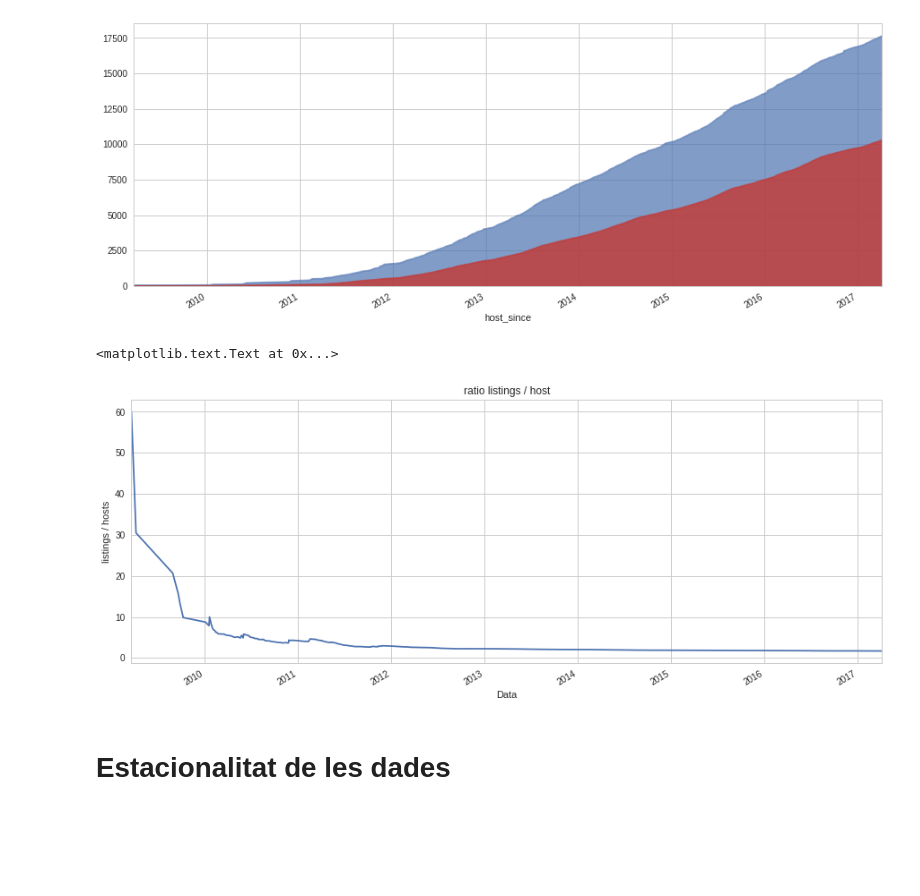
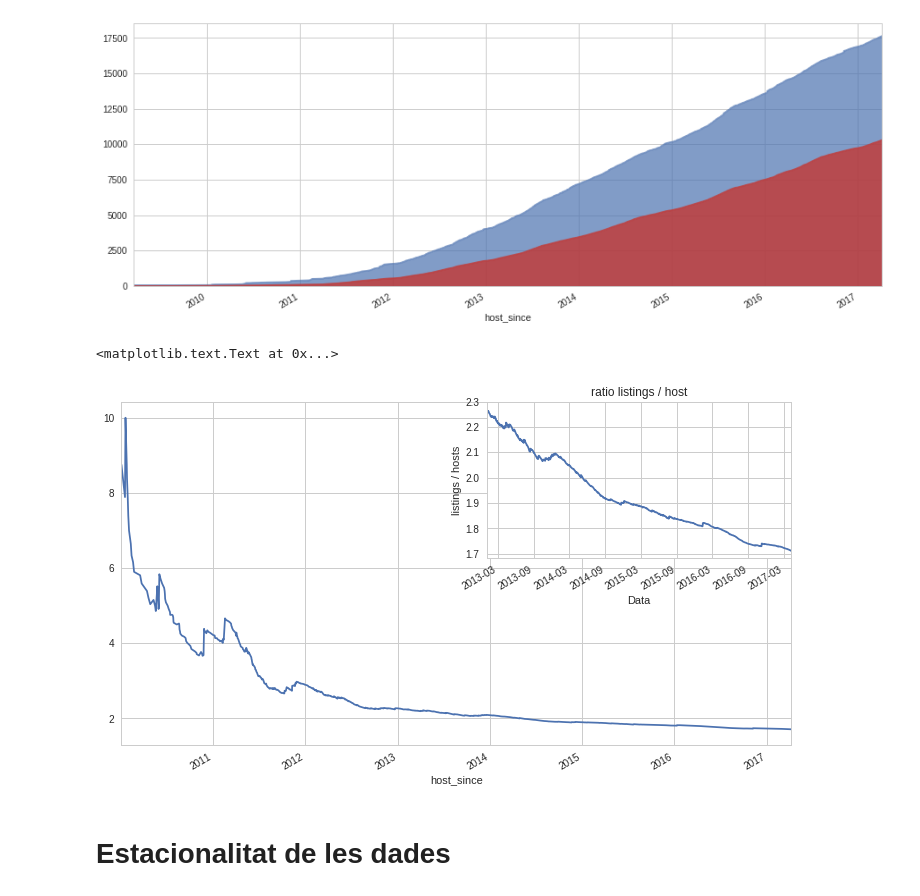
Before and after one commit to dsolanno/BarcelonaRentsStatus, a Jupyter notebook: airbnb data exploration/Airbnb data exploration.ipynb, the cells around one changed output. Saved outputs shown, nothing was run; the diff lists cells and outputs as text; code cells hidden in the pictures; blank space fills up the shorter version.

```diff
--- a/airbnb data exploration/Airbnb data exploration.ipynb
+++ b/airbnb data exploration/Airbnb data exploration.ipynb
@@ -59,13 +64,17 @@ host_grow.plot(kind='area', alpha=0.8, color='#c43733')
 # %%
 ratio = list_grow/host_grow
 
-ratio.plot()
+fig = plt.figure(figsize=(12,7))
+ax = fig.add_subplot(1,1,1)
+ax2 = fig.add_subplot(2,2,2)
+ratio["2010-01-01":].plot(ax=ax)
+ratio["2013-01-01":"2018-01-01"].plot(ax=ax2)
 plt.title('ratio listings / host')
 plt.ylabel('listings / hosts')
 plt.xlabel('Data')
 # %% [output]
 <matplotlib.text.Text at 0x...>
-[figure, old version]
+[figure, new version]
 # %% [markdown]
 # Estacionalitat de les dades
 # %% [markdown]
```
Also changed, not shown: parts of 1 cell of this notebook, 1 other file.
